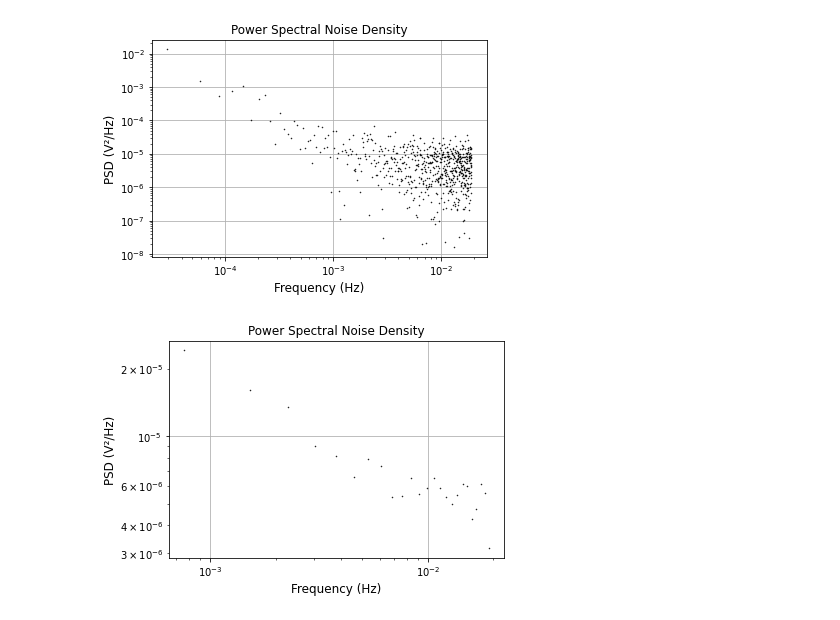
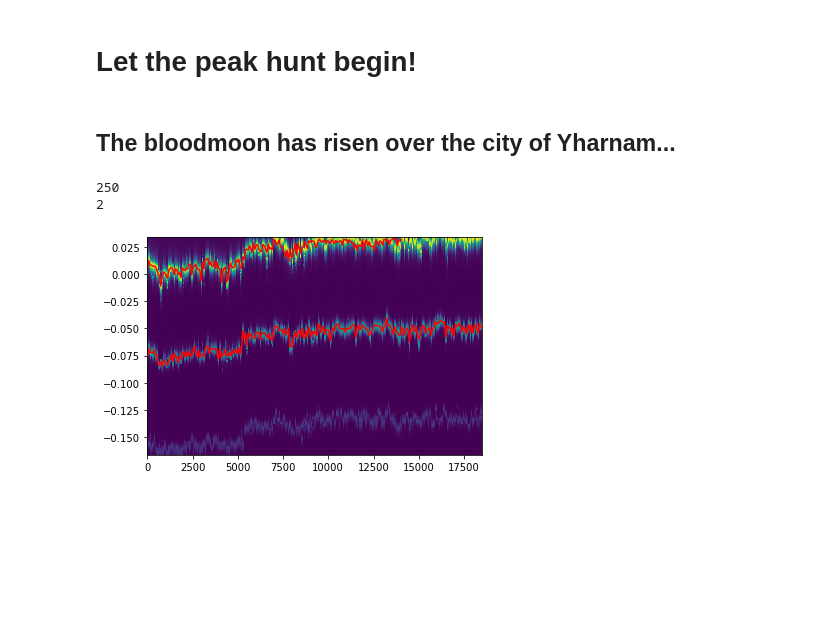
Before and after one commit to qkitgroup/qkit, a Jupyter notebook: qkit/analysis/semiconductor/scripts/Peaktracking_analysis.ipynb, the cells around one changed output. Cells and saved outputs as stored; diff of their text form; code cells hidden in the pictures; blank space fills up the shorter version.

```diff
--- a/qkit/analysis/semiconductor/scripts/Peaktracking_analysis.ipynb
+++ b/qkit/analysis/semiconductor/scripts/Peaktracking_analysis.ipynb
@@ -189,24 +81,24 @@ max jump negative (mV) :  1.7653739989257067
-# %%
-sampling_f = 1/data_sliced["avg_sweep_time"]
-analyzer_SND = AnalyzerTimetraceSpectralNoiseDensity()
-spectral_result = analyzer_SND.analyze(sampling_f, data_sliced, ["peaks_plunger_V"]) # classic Fourier
-
-saver = Saver_spectrum_np() # Saving Data
-saver.save(settings, spectral_result, ending="Fourier")
-
-analyzer_SND.segment_length = 50 # length of each segment for Welch
-spectral_result_welch = analyzer_SND.analyze_welch(sampling_f, data_sliced, ["peaks_plunger_V"]) # Welch's method
-
-saver = Saver_spectrum_np() # Saving Data
-saver.save(settings, spectral_result_welch, ending="Welch")
-# %%
-plotter_SND = PlotterTimetraceSpectralNoiseDensity()
-plotter.savename = "SND"
-plotter_SND.plot(settings, spectral_result) # classic Fourier
-
-plotter_SND = PlotterTimetraceSpectralNoiseDensity()
-plotter.savename = "SND_welch"
-plotter_SND.plot(settings, spectral_result_welch) # Welch's method
-# %% [output]
-[figure, removed]
-[figure, removed]
+# %% [markdown]
+# Let the peak hunt begin!
+# %% [markdown]
+## The bloodmoon has risen over the city of Yharnam...
+# %%
+peak_hunter = Peak_hunt(data[node_r], data[node_timestamp], data[gates])
+peak_hunter.pf.min_peak_height = 0.005
+peak_hunter.pf.min_peak_width = 2
+peak_hunter.pf.min_peak_distance = 30
+peak_hunter.pf.fit_interval_peak_relheight = 0.9
+tracked_peaks = peak_hunter.analyze()
+print(len(tracked_peaks["tracked_peak_positions"][0]))
+print(len(tracked_peaks["tracked_peak_positions"]))
+
+saver.add_info(f"{node_r}_tracked_peaks", tracked_peaks)
+
+plt.pcolor(tracked_peaks["time_axis"], data[gates], np.transpose(data[node_r]))
+for tracked_peak in tracked_peaks["tracked_peak_positions"]:
+    length = min([len(tracked_peaks["time_axis"]), len(tracked_peak)])
+    plt.plot(tracked_peaks["time_axis"][:length], tracked_peak[:length], color = "r")
+# %% [output]
+250
+2
+[figure, added]
```
Also changed, not shown: parts of 20 cells of this notebook.
